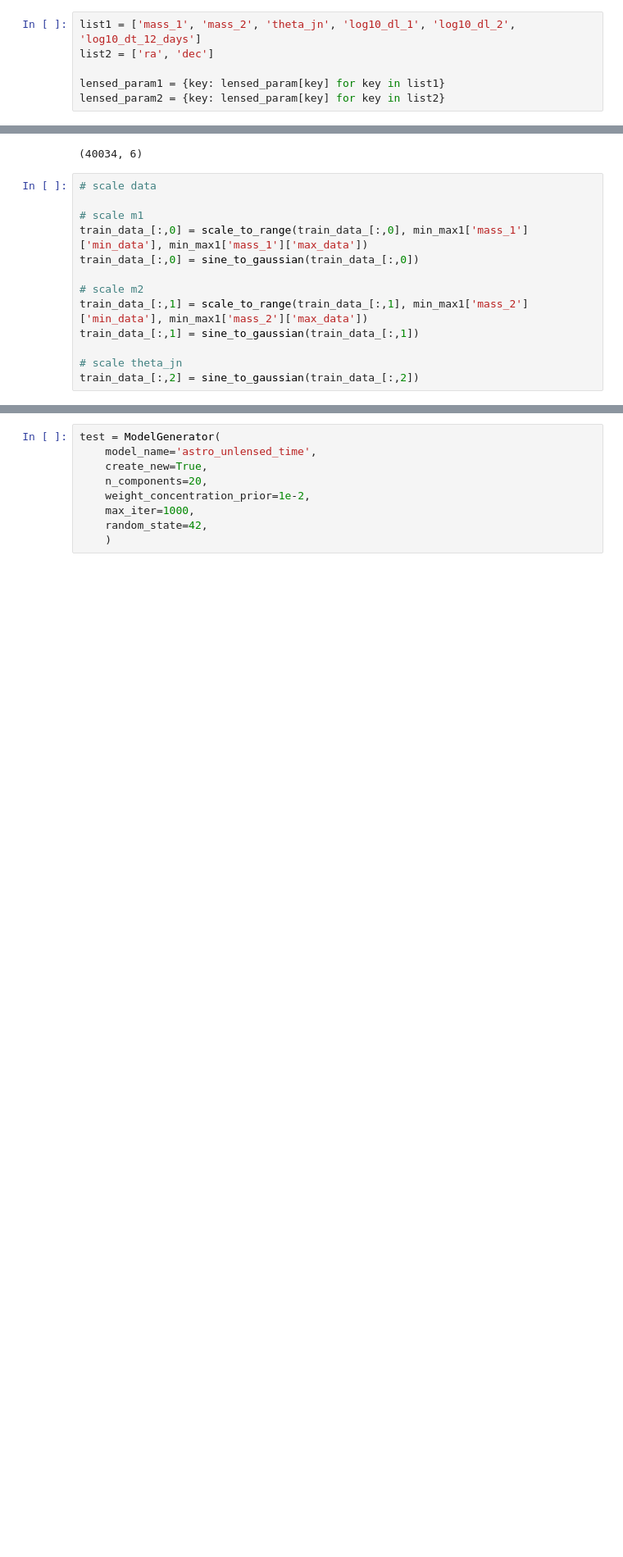
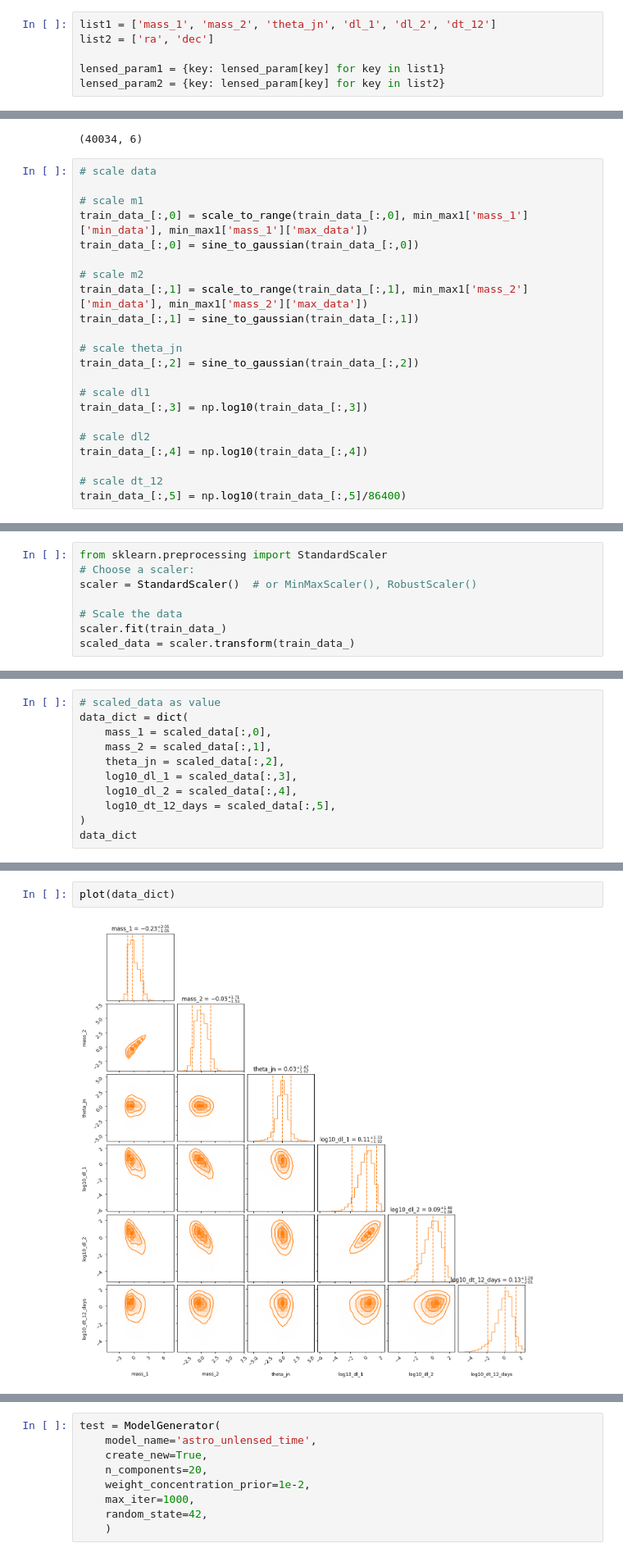
Before and after one commit to hemantaph/pobs, a Jupyter notebook: model_creation/model_generator_long_dpgmm.ipynb, the cells around one changed output, grey strips where cells are left out. Shown at 82% size. Saved outputs shown, nothing was run; the diff lists cells and outputs as text; blank space fills up the shorter version.

```diff
--- a/model_creation/model_generator_long_dpgmm.ipynb
+++ b/model_creation/model_generator_long_dpgmm.ipynb
@@ -226,5 +211,5 @@ plot(lensed_param3)
 # %%
-list1 = ['mass_1', 'mass_2', 'theta_jn', 'log10_dl_1', 'log10_dl_2', 'log10_dt_12_days']
+list1 = ['mass_1', 'mass_2', 'theta_jn', 'dl_1', 'dl_2', 'dt_12']
 list2 = ['ra', 'dec']
 
 lensed_param1 = {key: lensed_param[key] for key in list1}
@@ -271,4 +280,13 @@ train_data_[:,1] = sine_to_gaussian(train_data_[:,1])
 
 # scale theta_jn
 train_data_[:,2] = sine_to_gaussian(train_data_[:,2])
+
+# scale dl1
+train_data_[:,3] = np.log10(train_data_[:,3])
+
+# scale dl2
+train_data_[:,4] = np.log10(train_data_[:,4])
+
+# scale dt_12
+train_data_[:,5] = np.log10(train_data_[:,5]/86400)
 # %%
@@ -284,0 +311,8 @@ train_data_[:,2] = sine_to_gaussian(train_data_[:,2])
+# %%
+from sklearn.preprocessing import StandardScaler
+# Choose a scaler:
+scaler = StandardScaler()  # or MinMaxScaler(), RobustScaler()
+
+# Scale the data
+scaler.fit(train_data_)
+scaled_data = scaler.transform(train_data_)
@@ -284,0 +335,11 @@ train_data_[:,2] = sine_to_gaussian(train_data_[:,2])
+# %%
+# scaled_data as value
+data_dict = dict(
+    mass_1 = scaled_data[:,0],
+    mass_2 = scaled_data[:,1],
+    theta_jn = scaled_data[:,2],
+    log10_dl_1 = scaled_data[:,3],
+    log10_dl_2 = scaled_data[:,4],
+    log10_dt_12_days = scaled_data[:,5],
+)
+data_dict
@@ -284,0 +359,4 @@ train_data_[:,2] = sine_to_gaussian(train_data_[:,2])
+# %%
+plot(data_dict)
+# %% [output]
+[figure, added]
```
Also changed, not shown: parts of 17 cells of this notebook, 45 other files.
